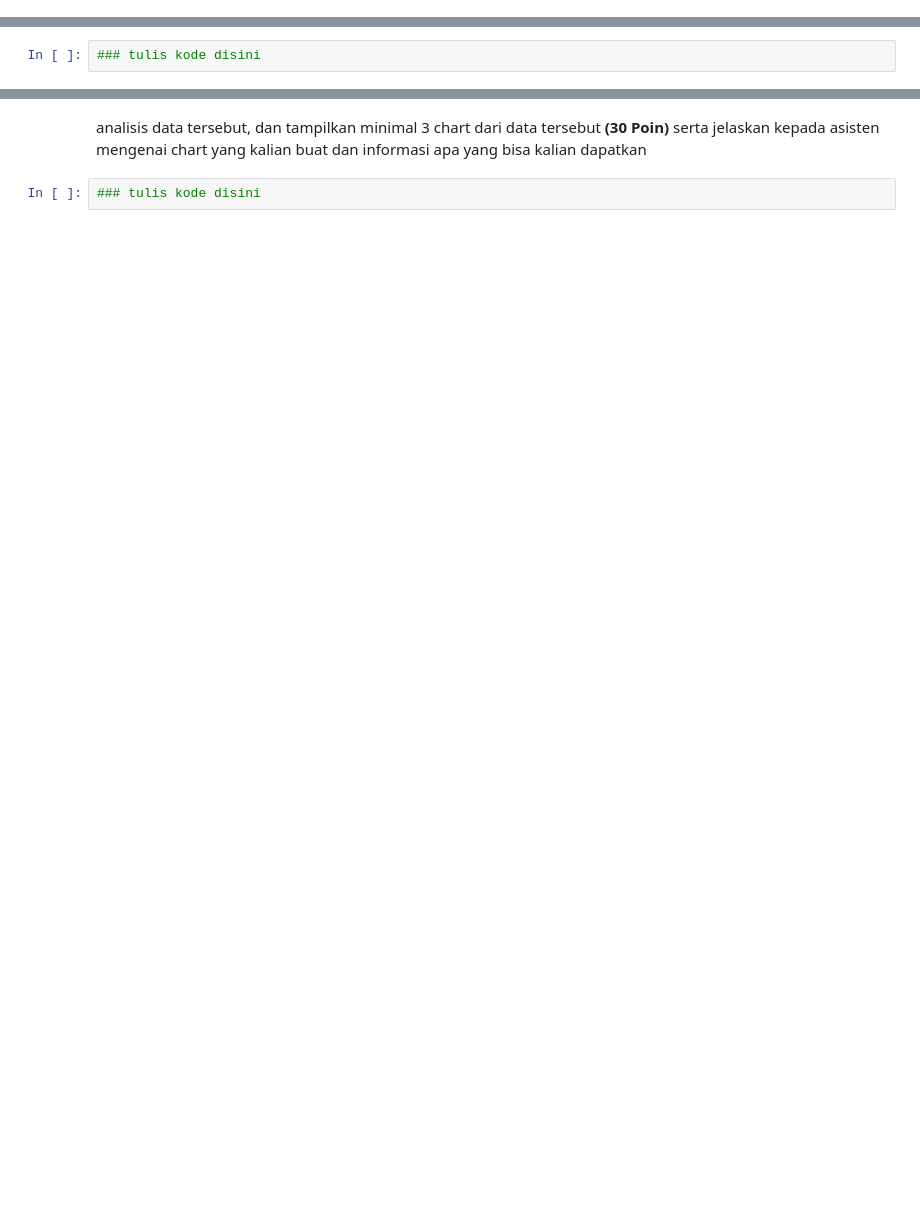
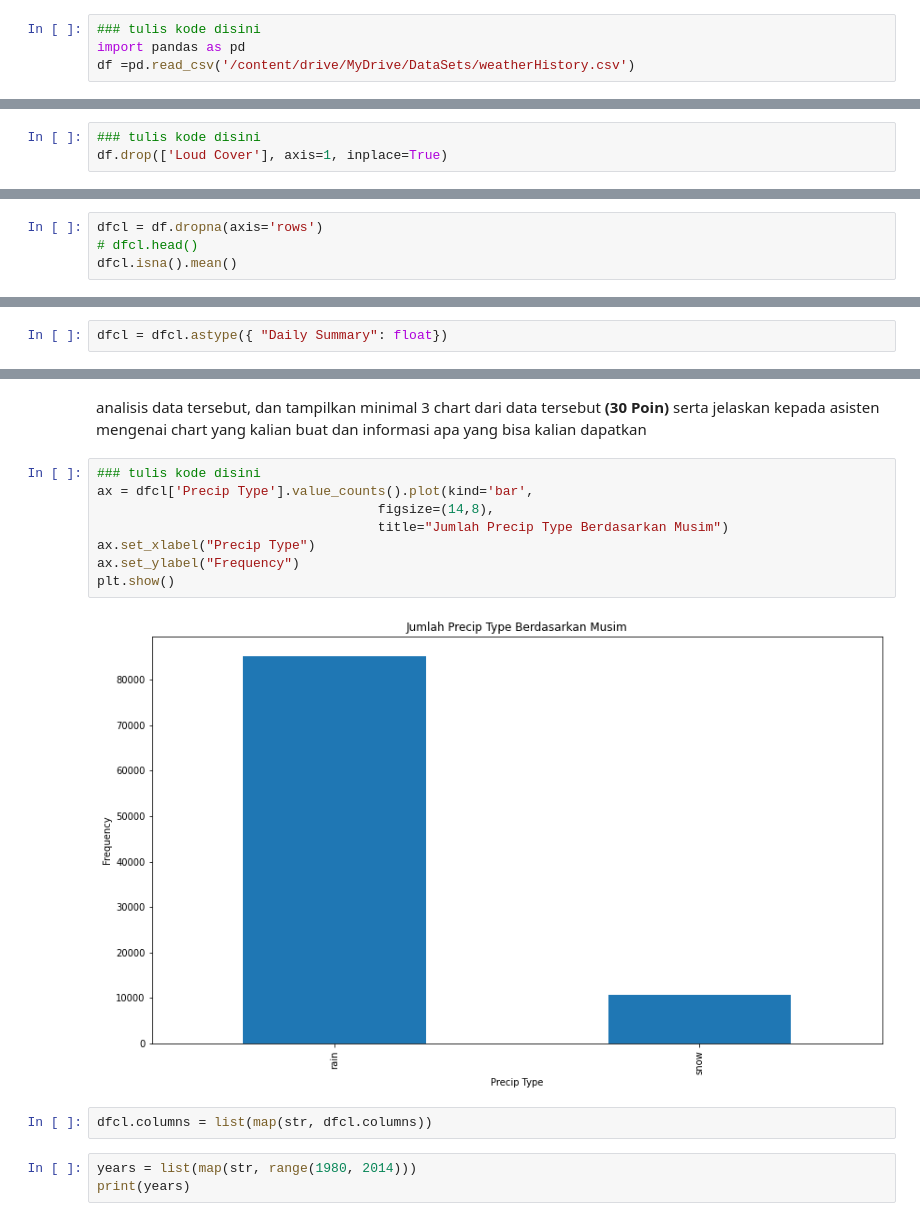
Before and after one commit to ivandwinugraha/Data-Maining, a Jupyter notebook: Tugas_Praktikum_Modul_2_Penggalian_Data.ipynb, the cells around one changed output, grey strips where cells are left out. Cells and saved outputs as stored; diff of their text form; blank space fills up the shorter version.

```diff
--- a/Tugas_Praktikum_Modul_2_Penggalian_Data.ipynb
+++ b/Tugas_Praktikum_Modul_2_Penggalian_Data.ipynb
@@ -16,3 +13,7 @@ SyntaxError: ignored
+# %%
+### tulis kode disini
+import pandas as pd
+df =pd.read_csv('/content/drive/MyDrive/DataSets/weatherHistory.csv')
 # %% [markdown]
 describe data tersebut **(10 Poin)** dan jelaskan pada asisten.
 # %%
@@ -29,6 +57,7 @@ tampilkan nama column dari data tersebut **(2 Poin)**
 drop column yang tidak diperlukan, dan jelaskan kepada asisten kenapa kolom tersebut tidak diperlukan **(15 Poin)**
 # %%
 ### tulis kode disini
+df.drop(['Loud Cover'], axis=1, inplace=True)
 # %% [markdown]
 tampilkan head data setelah ada kolom yang dihapus **(5 Poin)**
 # %%
@@ -43,0 +110,4 @@ lakukan cleaning data, dan jelaskan pada asisten proses cleaning data tersebut *
+# %%
+dfcl = df.dropna(axis='rows')
+# dfcl.head()
+dfcl.isna().mean()
@@ -43,0 +213,2 @@ lakukan cleaning data, dan jelaskan pada asisten proses cleaning data tersebut *
+# %%
+dfcl = dfcl.astype({ "Daily Summary": float})
@@ -48,4 +255,17 @@ tampilkan data setelah dilakukan cleaning **(5 Poin)**
 # %% [markdown]
 analisis data tersebut, dan tampilkan minimal 3 chart dari data tersebut **(30 Poin)** serta jelaskan kepada asisten mengenai chart yang kalian buat dan informasi apa yang bisa kalian dapatkan
-# %%
-### tulis kode disini
+# %%
+### tulis kode disini
+ax = dfcl['Precip Type'].value_counts().plot(kind='bar',
+                                    figsize=(14,8),
+                                    title="Jumlah Precip Type Berdasarkan Musim")
+ax.set_xlabel("Precip Type")
+ax.set_ylabel("Frequency")
+plt.show()
+# %% [output]
+[figure, added]
+# %%
+dfcl.columns = list(map(str, dfcl.columns))
+# %%
+years = list(map(str, range(1980, 2014)))
+print(years)
```
Also changed, not shown: parts of 20 cells of this notebook.
